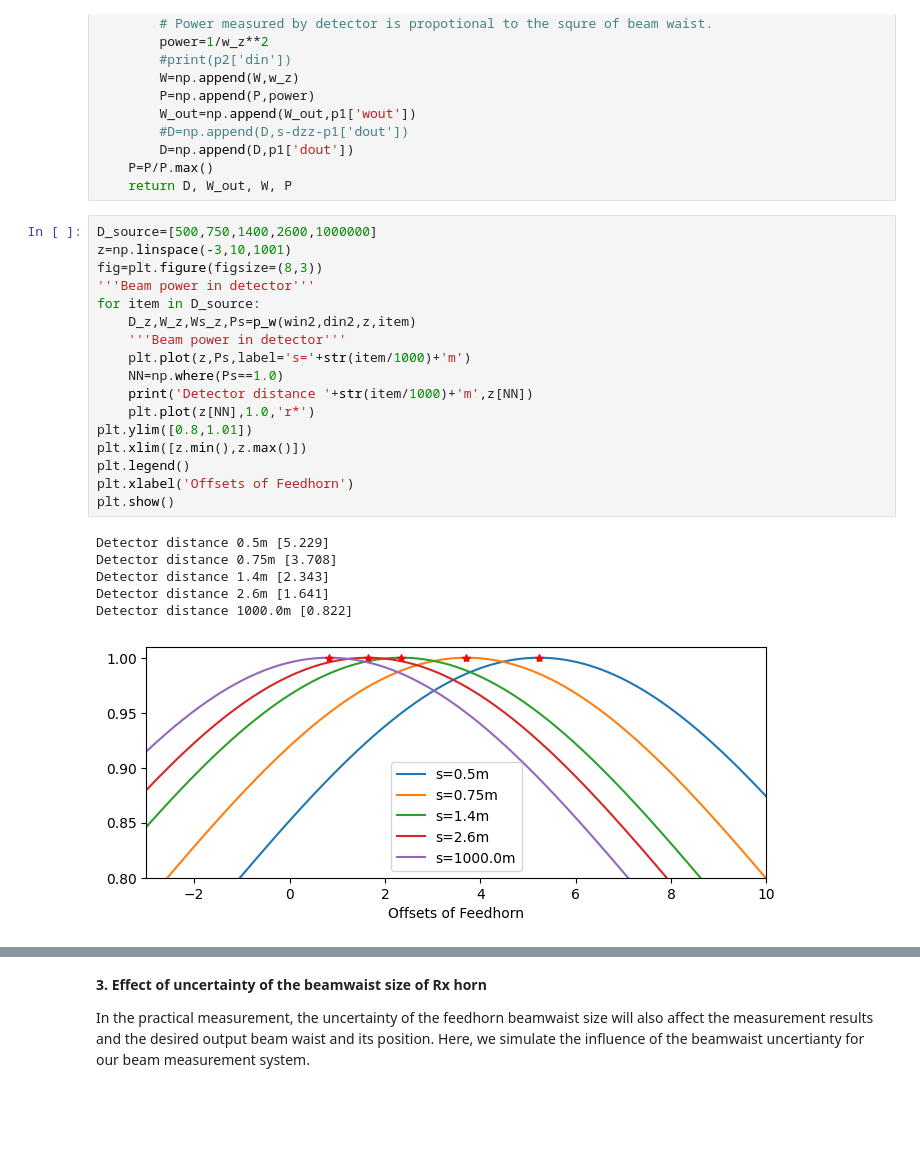
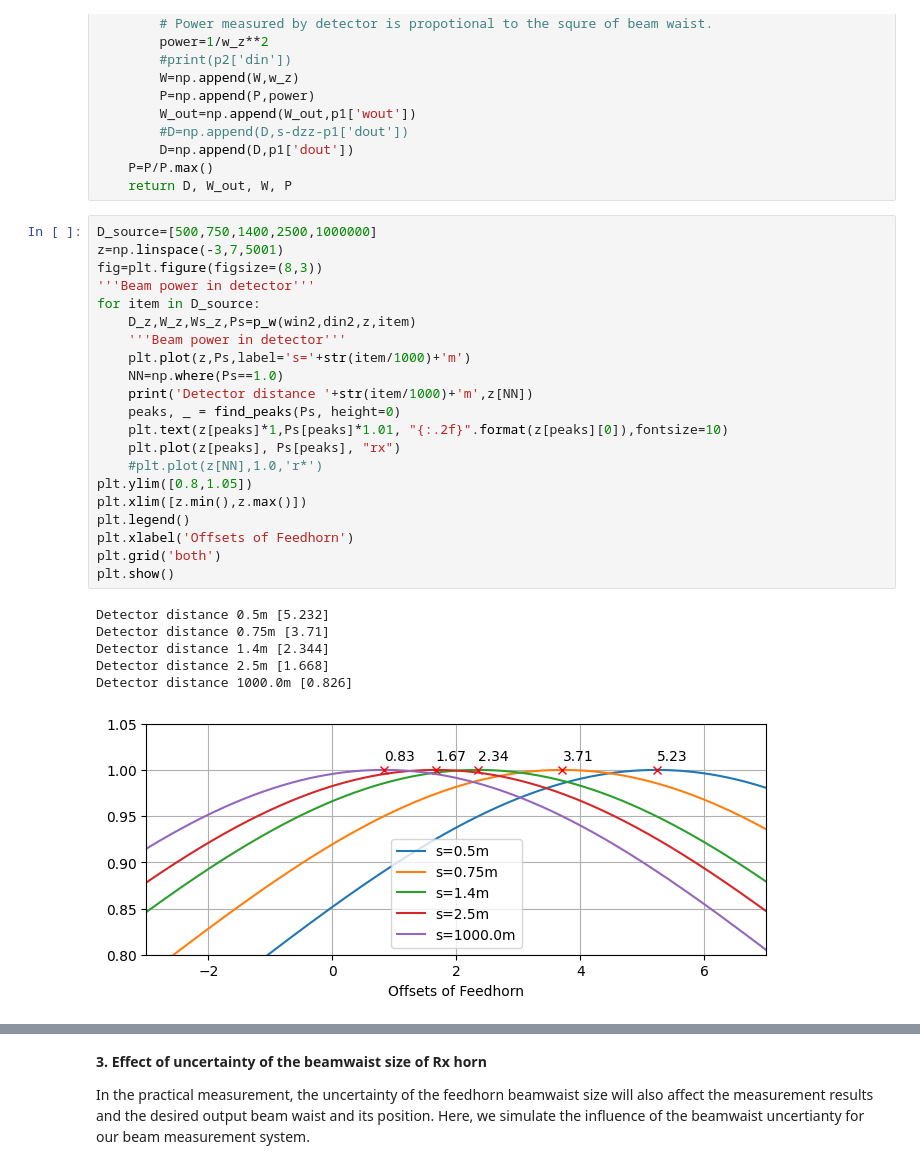
Before and after one commit to XiaodongRencologne/GaussianOptics, a Jupyter notebook: CHAMP_Test.ipynb, the cells around one changed output, grey strips where cells are left out. Saved outputs shown, nothing was run; the diff lists cells and outputs as text; blank space fills up the shorter version.

```diff
--- a/CHAMP_Test.ipynb
+++ b/CHAMP_Test.ipynb
@@ -105,29 +112,33 @@ def p_w(win,din,dz,s):
     P=P/P.max()
     return D, W_out, W, P
 # %%
-D_source=[500,750,1400,2600,1000000]
-z=np.linspace(-3,10,1001)
+D_source=[500,750,1400,2500,1000000]
+z=np.linspace(-3,7,5001)
 fig=plt.figure(figsize=(8,3))
 '''Beam power in detector'''
 for item in D_source:
     D_z,W_z,Ws_z,Ps=p_w(win2,din2,z,item)
     '''Beam power in detector'''
     plt.plot(z,Ps,label='s='+str(item/1000)+'m')
     NN=np.where(Ps==1.0)
     print('Detector distance '+str(item/1000)+'m',z[NN])
-    plt.plot(z[NN],1.0,'r*')
-plt.ylim([0.8,1.01])
+    peaks, _ = find_peaks(Ps, height=0)
+    plt.text(z[peaks]*1,Ps[peaks]*1.01, "{:.2f}".format(z[peaks][0]),fontsize=10)
+    plt.plot(z[peaks], Ps[peaks], "rx")
+    #plt.plot(z[NN],1.0,'r*')
+plt.ylim([0.8,1.05])
 plt.xlim([z.min(),z.max()])
 plt.legend()
 plt.xlabel('Offsets of Feedhorn')
+plt.grid('both')
 plt.show()
 # %% [output]
-Detector distance 0.5m [5.229]
-Detector distance 0.75m [3.708]
-Detector distance 1.4m [2.343]
-Detector distance 2.6m [1.641]
-Detector distance 1000.0m [0.822]
+Detector distance 0.5m [5.232]
+Detector distance 0.75m [3.71]
+Detector distance 1.4m [2.344]
+Detector distance 2.5m [1.668]
+Detector distance 1000.0m [0.826]
-[figure, old version]
+[figure, new version]
 # %%
 fig=plt.figure(figsize=(8,3))
 '''Beam power in detector'''
```
Also changed, not shown: parts of 7 cells of this notebook, 2 other files.
